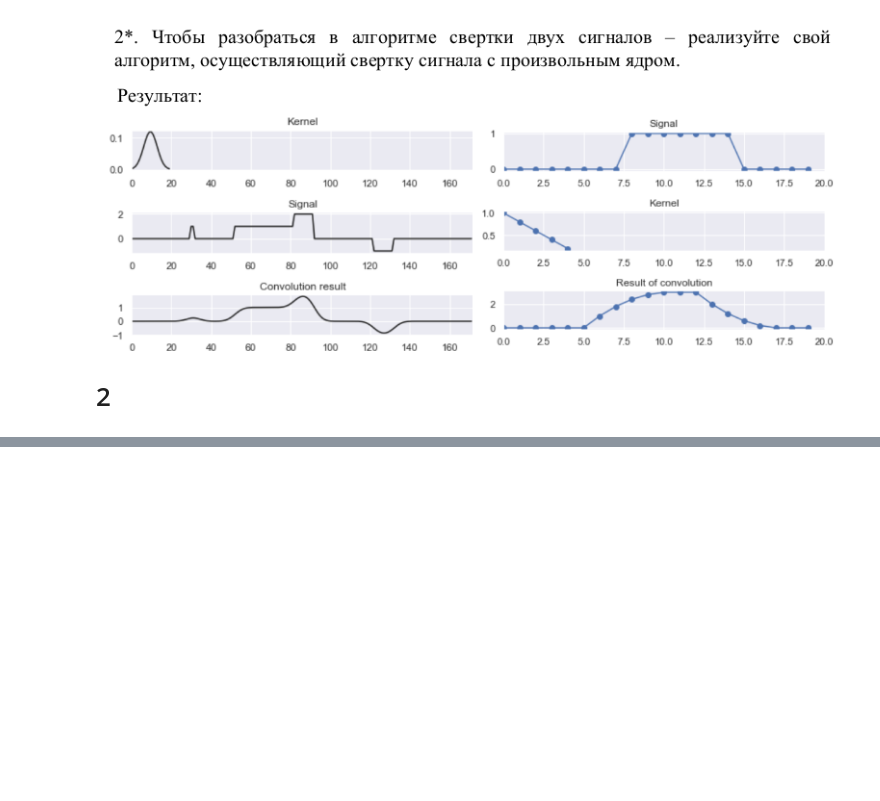
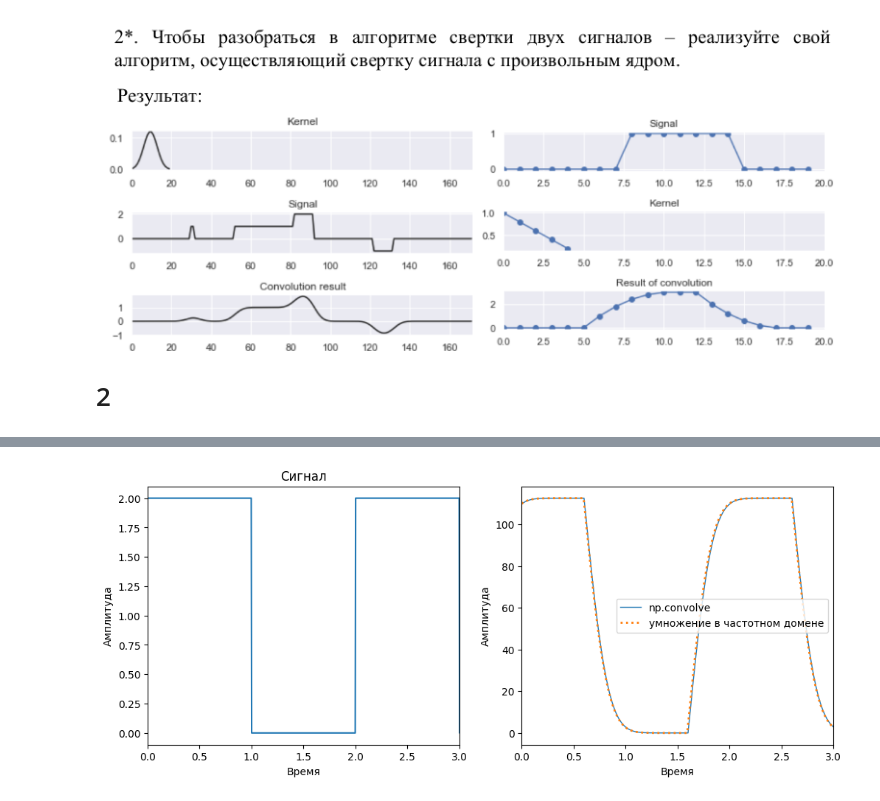
Before and after one commit to EmelyanovAlexey/digital_signal, a Jupyter notebook: lab_5.ipynb, the cells around one changed output, grey strips where cells are left out. Cells and saved outputs as stored; diff of their text form; code cells hidden in the pictures; blank space fills up the shorter version.

```diff
--- a/lab_5.ipynb
+++ b/lab_5.ipynb
@@ -95,4 +124,50 @@ print_1_2(t, kernel_b, signal, convolved_signal_b, "Линейный сигна
 # %% [markdown]
 ![image.png](attachment:image.png)
+# %%
+def fft_full(xs, ys, normalize=False):
+    spectrum = np.fft.fft(ys)
+    if normalize: normalize(spectrum)
+    freq_series = np.fft.fftfreq(len(xs), 1/len(xs))
+    return [freq_series, (spectrum)]
+
+samples_rate = 1000
+
+t = np.linspace(0, 4, 1000)
+signal = np.array([rectangular_signal(x) for x in t])
+
+kernel_t = np.linspace(0, 1, 200)
+kernel_expo_vals = kernel_exp(kernel_t, 1)
+kernel_expo_vals = np.pad(kernel_expo_vals, (400, 400))
+
+cos_freqs, cos_spec = fft_full(t, signal)
+kernel_freqs, kernel_spec = fft_full(kernel_t, kernel_expo_vals)
+
+conv_fft = cos_spec * kernel_spec
+conv_mlt = np.fft.ifft(conv_fft)
+
+conved_np = np.convolve(signal, kernel_expo_vals, 'same')
+# %%
+fig = plt.figure(figsize=(12,10))
+plt.subplots_adjust(wspace=0.2, hspace=0.2)
+
+plt.subplot(221)
+plt.title("Cигнал")
+plt.plot(t, signal)
+plt.xlabel('Время')
+plt.ylabel('Амплитуда')
+plt.xlim([0, 3])
+
+plt.subplot(222)
+plt.plot(t, conved_np, label='np.convolve', linewidth=1)
+plt.plot(t, conv_mlt, label='умножение в частотном домене',  linestyle='dotted', linewidth=2)
+plt.xlabel('Время')
+plt.ylabel('Амплитуда')
+plt.xlabel('Время')
+plt.legend()
+plt.xlim([0, 3])
+
+plt.show()
+# %% [output]
+[figure, added]
 # %% [markdown]
 ![image.png](attachment:image.png)
```
Also changed, not shown: parts of 8 cells of this notebook, 1 other file.
